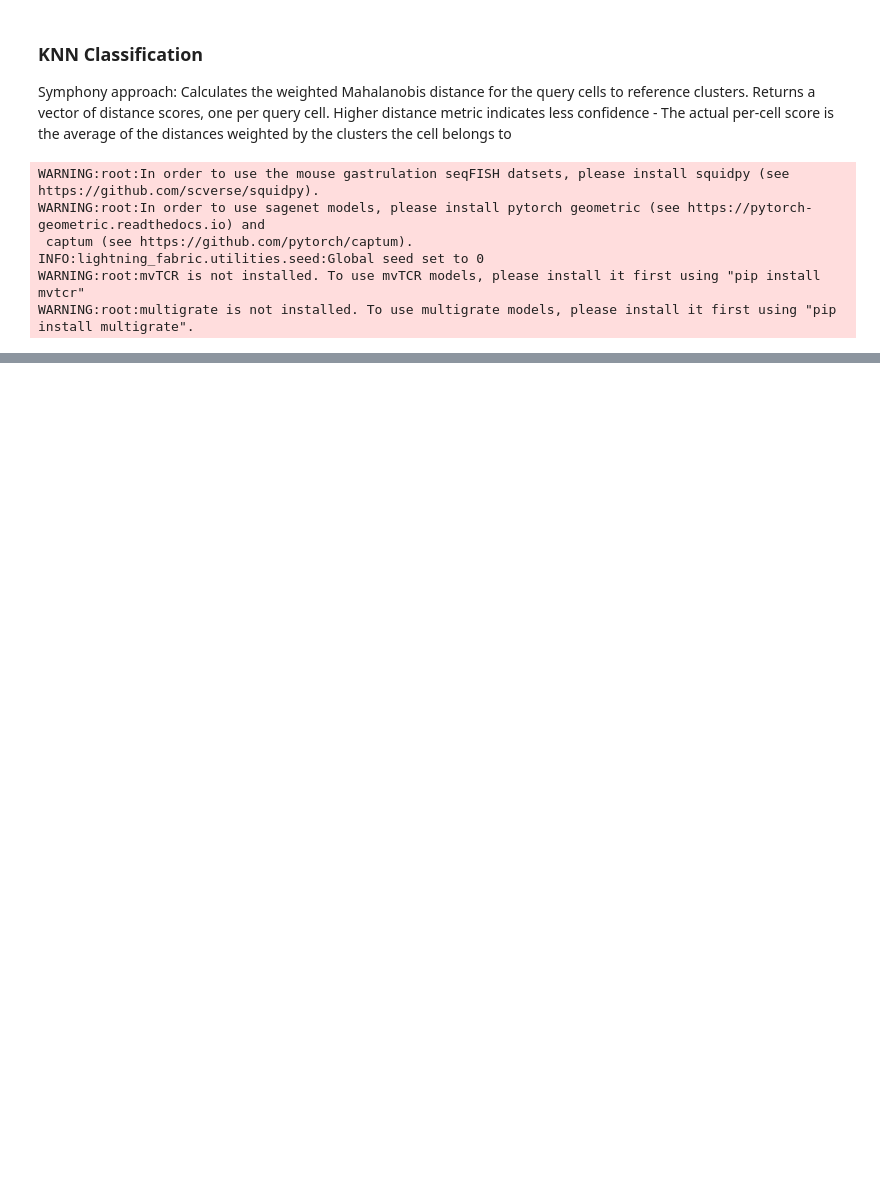
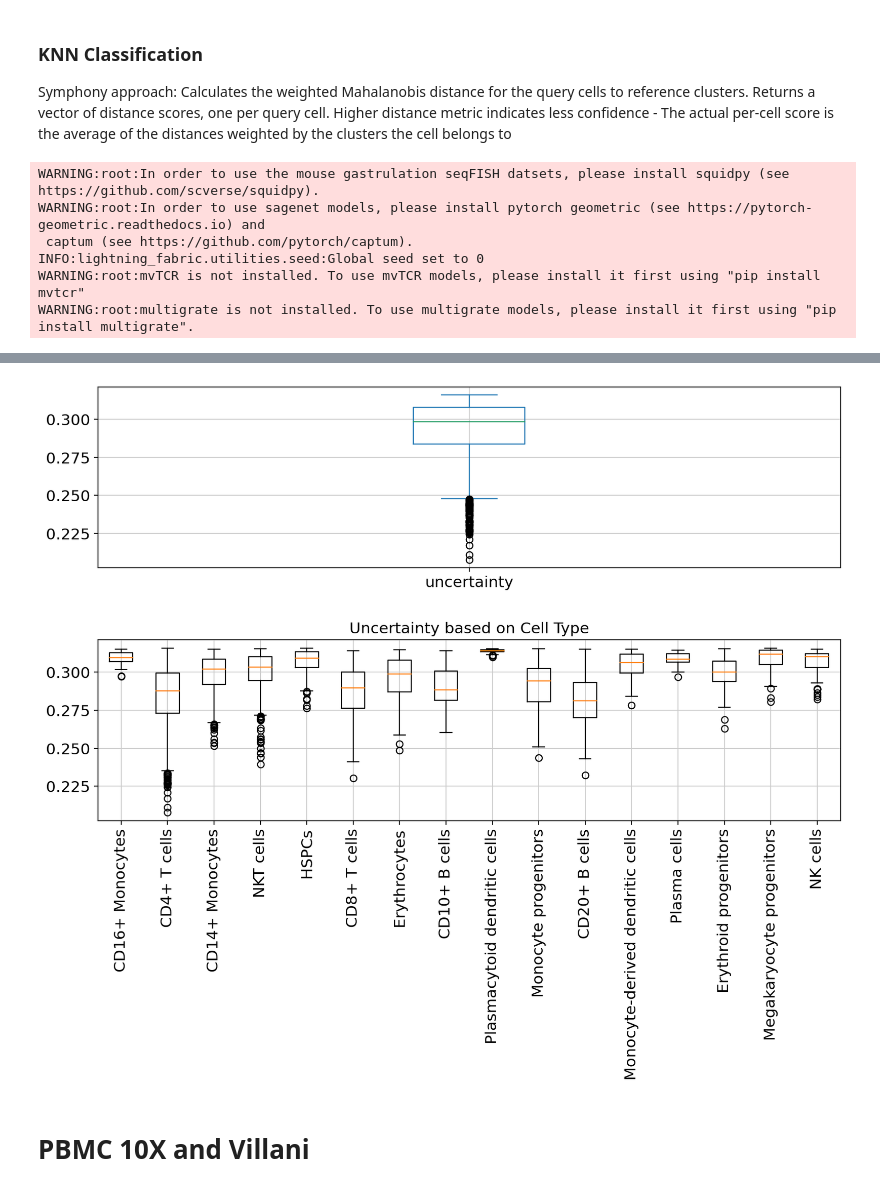
Before and after one commit to theislab/archmap_data, a Jupyter notebook: scarches-api/uncert/testing/uncert_mahal.ipynb, the cells around one changed output, grey strips where cells are left out. Cells and saved outputs as stored; diff of their text form; code cells hidden in the pictures; blank space fills up the shorter version.

```diff
--- a/scarches-api/uncert/testing/uncert_mahal.ipynb
+++ b/scarches-api/uncert/testing/uncert_mahal.ipynb
@@ -178,0 +146,2 @@ def metric(adata_ref_latent, adata_query_latent):
+# %%
+model = sca.models.TRVAE.load(surgery_path, source_adata)
@@ -178,0 +162,13 @@ def metric(adata_ref_latent, adata_query_latent):
+# %%
+adata_ref_latent = sc.AnnData(model.get_latent(source_adata.X, source_adata.obs[condition_key]))
+adata_ref_latent.obs['cell_type'] = source_adata.obs[cell_type_key].tolist()
+adata_ref_latent.obs['batch'] = source_adata.obs[condition_key].tolist()
+# %%
+adata_query_latent = sc.AnnData(model.get_latent(target_adata.X, target_adata.obs[condition_key]))
+adata_query_latent.obs['cell_type'] = target_adata.obs[cell_type_key].tolist()
+adata_query_latent.obs['batch'] = target_adata.obs[condition_key].tolist()
+# %%
+uncertainties = classification_uncert_mahalanobis(
+    adata_ref_latent = adata_ref_latent,
+    adata_query_latent = adata_query_latent
+)
@@ -178,0 +178,7 @@ def metric(adata_ref_latent, adata_query_latent):
+# %%
+uncert_diagram(uncertainties)
+# %% [output]
+[figure, added]
+[figure, added]
+# %% [markdown]
+# PBMC 10X and Villani
```
Also changed, not shown: parts of 51 cells of this notebook, 3 other files.
